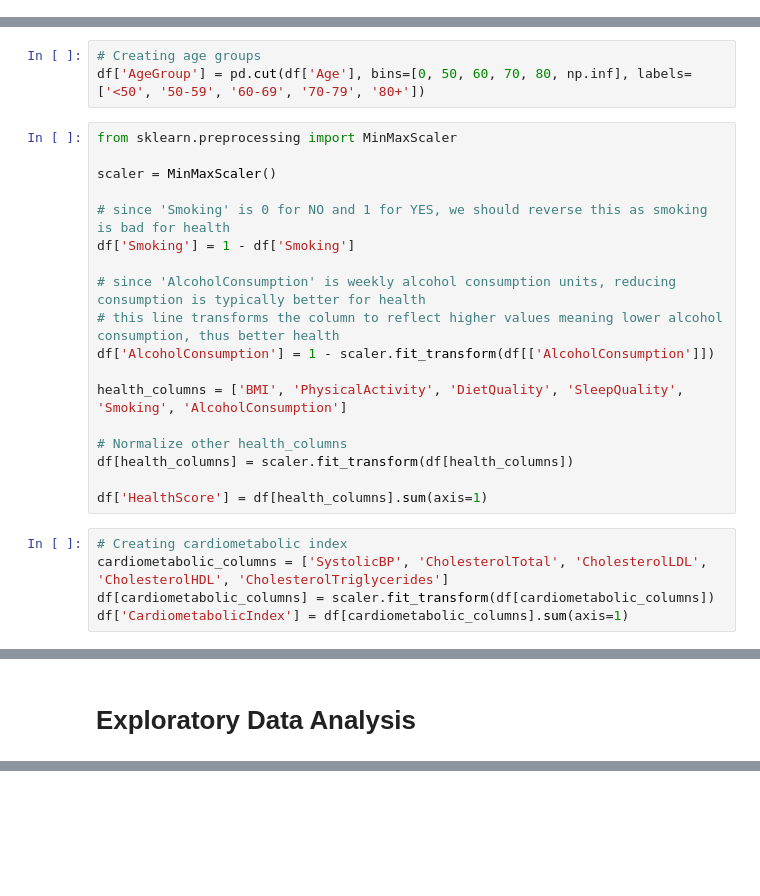
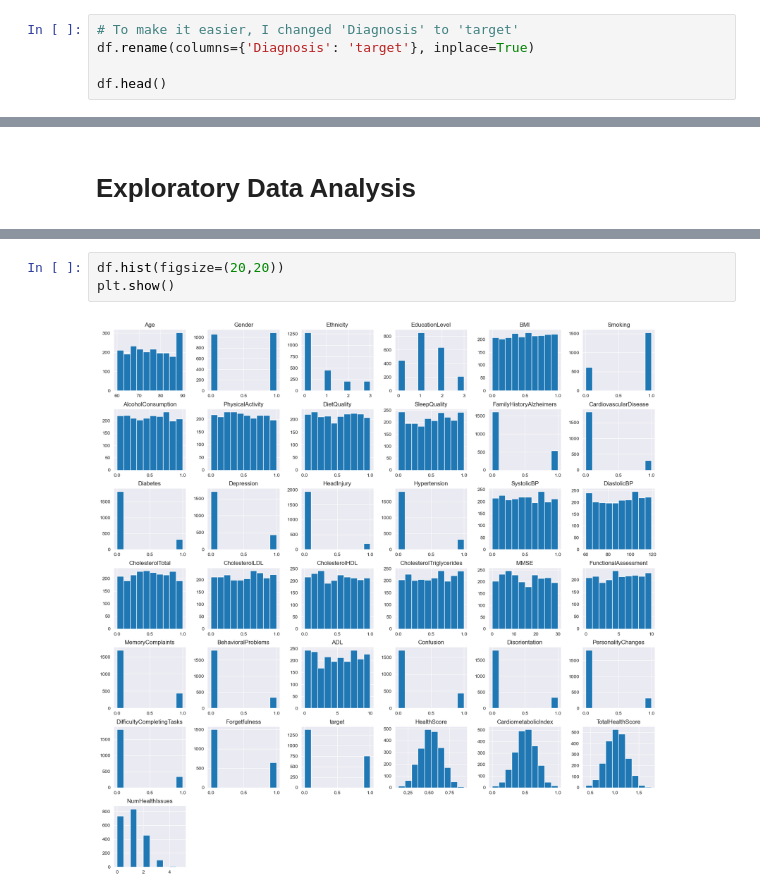
Before and after one commit to akcone2003/Alzheimers_Investigation, a Jupyter notebook: analysis.ipynb, the cells around one changed output, grey strips where cells are left out. Cells and saved outputs as stored; diff of their text form; blank space fills up the shorter version.

```diff
--- a/analysis.ipynb
+++ b/analysis.ipynb
@@ -86,3 +96,8 @@ df.head()
 df.duplicated().sum()
 # %% [output]
 0
+# %%
+# To make it easier, I changed 'Diagnosis' to 'target'
+df.rename(columns={'Diagnosis': 'target'}, inplace=True)
+
+df.head()
@@ -104,29 +124,3 @@ df.duplicated().sum()
         - 0_2 represents a Caucasian with a bachelor's degree
         - 0_3 represents a Caucasian with an advanced degree
         - The same applies for 1_X (African American), 2_X (Asian), or 3_X (Other)
-# %%
-# Creating age groups
-df['AgeGroup'] = pd.cut(df['Age'], bins=[0, 50, 60, 70, 80, np.inf], labels=['<50', '50-59', '60-69', '70-79', '80+'])
-# %%
-from sklearn.preprocessing import MinMaxScaler
-
-scaler = MinMaxScaler()
-
-# since 'Smoking' is 0 for NO and 1 for YES, we should reverse this as smoking is bad for health
-df['Smoking'] = 1 - df['Smoking']
-
-# since 'AlcoholConsumption' is weekly alcohol consumption units, reducing consumption is typically better for health
-# this line transforms the column to reflect higher values meaning lower alcohol consumption, thus better health
-df['AlcoholConsumption'] = 1 - scaler.fit_transform(df[['AlcoholConsumption']])
-
-health_columns = ['BMI', 'PhysicalActivity', 'DietQuality', 'SleepQuality', 'Smoking', 'AlcoholConsumption']
-
-# Normalize other health_columns
-df[health_columns] = scaler.fit_transform(df[health_columns])
-
-df['HealthScore'] = df[health_columns].sum(axis=1)
-# %%
-# Creating cardiometabolic index
-cardiometabolic_columns = ['SystolicBP', 'CholesterolTotal', 'CholesterolLDL', 'CholesterolHDL', 'CholesterolTriglycerides']
-df[cardiometabolic_columns] = scaler.fit_transform(df[cardiometabolic_columns])
-df['CardiometabolicIndex'] = df[cardiometabolic_columns].sum(axis=1)
@@ -242,0 +275,5 @@ for feature in cat_features:
+# %%
+df.hist(figsize=(20,20))
+plt.show()
+# %% [output]
+[figure, added]
```
Also changed, not shown: parts of 16 cells of this notebook.
